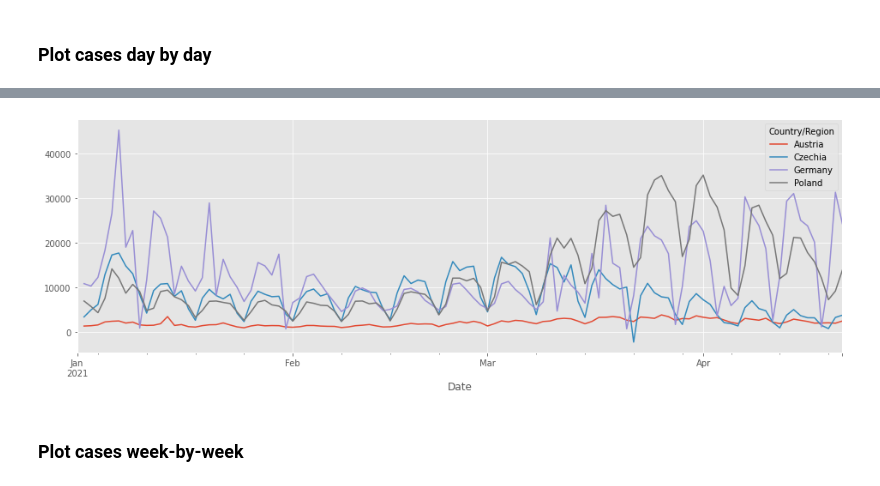
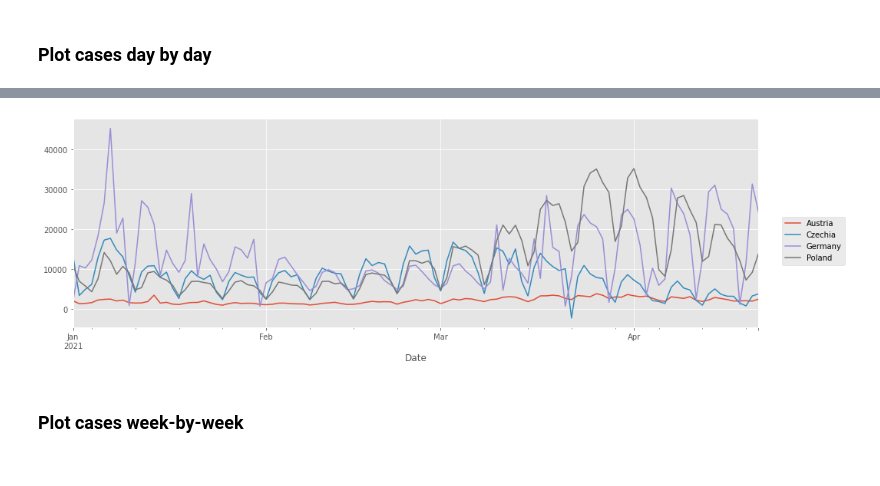
Before and after one commit to jaroslawr/jupyter-notebooks, a Jupyter notebook: dataset_covid/dataset_covid.ipynb, the cells around one changed output, grey strips where cells are left out. Drawn from its saved outputs; the diff is of its cells as text; code cells hidden in the pictures.

```diff
--- a/dataset_covid/dataset_covid.ipynb
+++ b/dataset_covid/dataset_covid.ipynb
@@ -91,2 +72,0 @@ df.head(5)
-# %%
-df = df[df["Date"] >= pd.to_datetime("2021-01-01")]
@@ -151,0 +134,2 @@ df.loc["Poland", :].iloc[0:5]
+# %%
+df = df.loc[(slice(None), slice(pd.to_datetime("2020-06-01"), None)), :]
@@ -161,11 +153,13 @@ countries = sorted([
     "Germany",
     "Austria"
 ])
+# %%
+def plot(df):
+    fig, ax = plt.subplots(figsize=(16,5))
+    df.unstack(level="Country/Region").plot(ax=ax, legend=False)
+    fig.legend(loc="center right")
 # %% [markdown]
 ### Plot cases day by day
 # %%
-def plot_cases_day_by_day():
-    (df.loc[(countries, slice(date_from, date_to)), :]
-     .unstack(level=0)
-     .loc[:, "Cases"]
-     .plot(figsize=(16,5)))
+cases_day_by_day_df = df.loc[(countries, slice(date_from, date_to)), "Cases"]
+cases_day_by_day_df.groupby(level="Country/Region").head()
@@ -172,7 +184,7 @@ def plot_cases_day_by_day():
 # %%
-plot_cases_day_by_day()
+plot(cases_day_by_day_df)
 # %% [output]
-[figure, old version]
+[figure, new version]
 # %% [markdown]
 ### Plot cases week-by-week
 # %%
```
Also changed, not shown: parts of 26 cells of this notebook, 1 other file.
